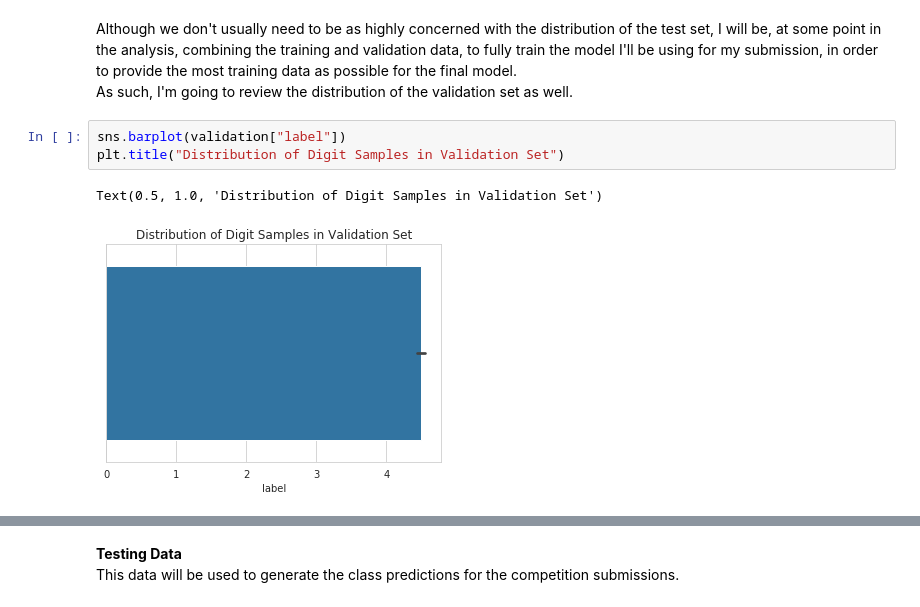
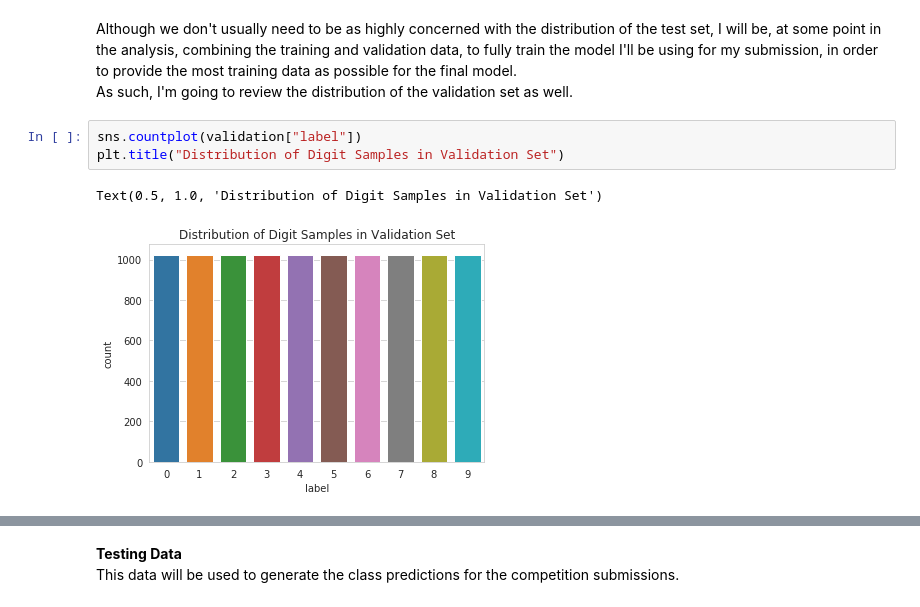
Before and after one commit to Maygrave/Kannada-Digit-Recognition, a Jupyter notebook: Kannada Digit Recognition.ipynb, the cells around one changed output, grey strips where cells are left out. Saved outputs shown, nothing was run; the diff lists cells and outputs as text.

```diff
--- a/Kannada Digit Recognition.ipynb
+++ b/Kannada Digit Recognition.ipynb
@@ -97,11 +97,11 @@ validation.head()
 Although we don't usually need to be as highly concerned with the distribution of the test set, I will be, at some point in the analysis, combining the training and validation data, to fully train the model I'll be using for my submission, in order to provide the most training data as possible for the final model.
 As such, I'm going to review the distribution of the validation set as well.
 # %%
-sns.barplot(validation["label"])
+sns.countplot(validation["label"])
 plt.title("Distribution of Digit Samples in Validation Set")
 # %% [output]
 Text(0.5, 1.0, 'Distribution of Digit Samples in Validation Set')
-[figure, old version]
+[figure, new version]
 # %%
 validation.groupby(validation["label"]).size()
 # %% [output]
```
Also changed, not shown: parts of 24 cells of this notebook, 8 other files.
